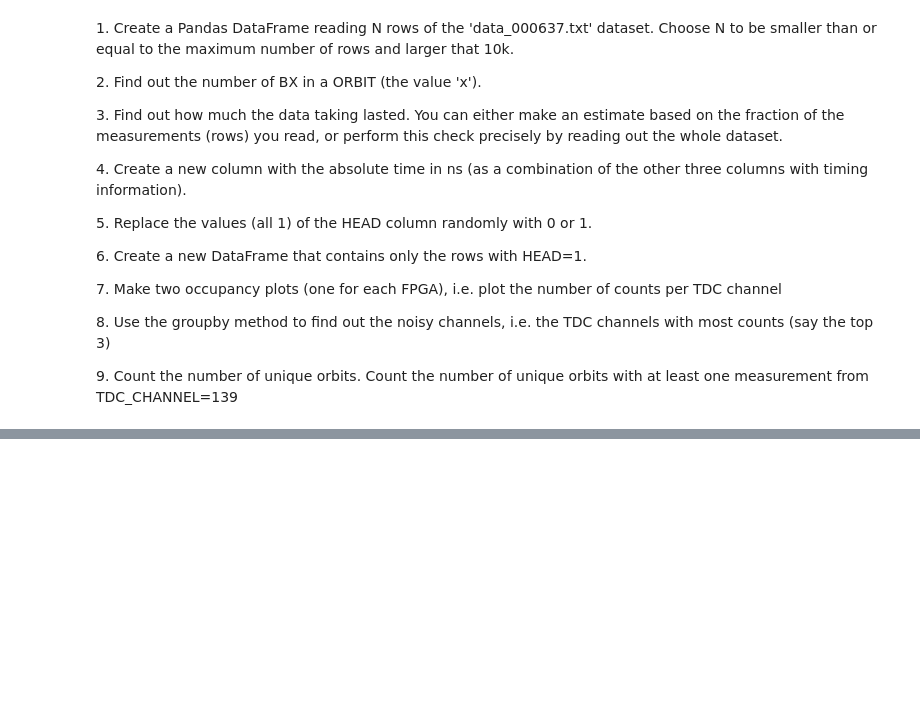
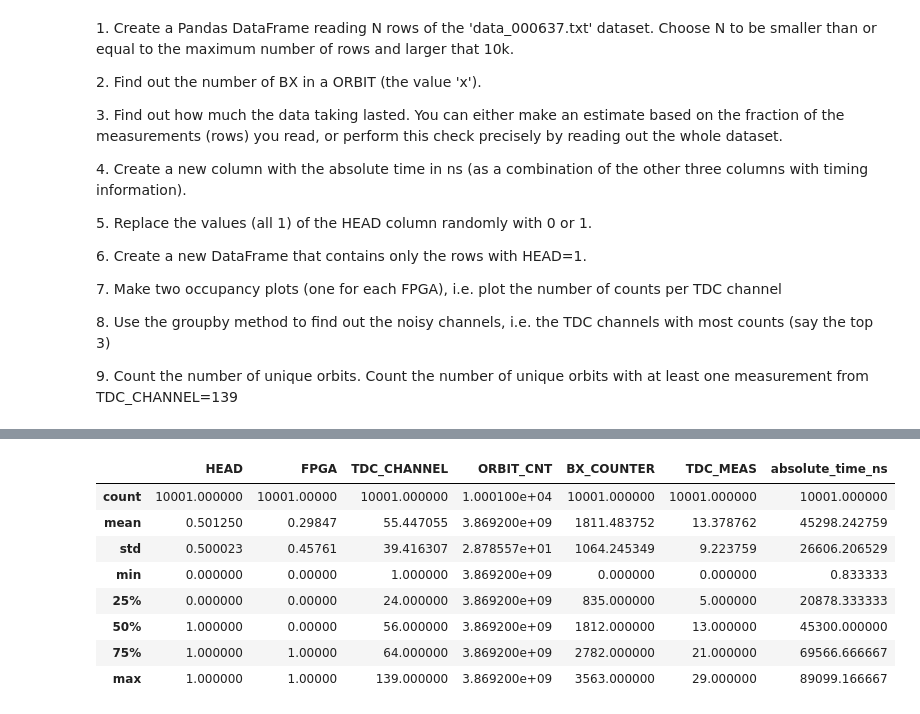
Before and after one commit to chacon-jorge/LaboratoryOfComputationalPhysics_Y9, a Jupyter notebook: Lab06/06ex_Pandas.ipynb, the cells around one changed output, grey strips where cells are left out. Cells and saved outputs as stored; diff of their text form; code cells hidden in the pictures; blank space fills up the shorter version.

```diff
--- a/Lab06/06ex_Pandas.ipynb
+++ b/Lab06/06ex_Pandas.ipynb
@@ -25,0 +126,5 @@ This exercise consists in analyzing a dataset containg timing information from a
+# %%
+# 4. New column with the absolute time in ns (as a combination of the other three columns with timing information).
+df_copy = df.copy()
+df_copy['absolute_time_ns'] = df_copy['TDC_MEAS']*25/30 + df_copy['BX_COUNTER']*25
+df_copy.head()
@@ -25,0 +138,15 @@ This exercise consists in analyzing a dataset containg timing information from a
+# %%
+# 5. Replace the values (all 1) of the HEAD column randomly with 0 or 1.
+
+df_copy['HEAD'] = np.random.randint(0,2,size=N_rows)
+df_copy.describe()
+# %% [output]
+|  | HEAD | FPGA | TDC_CHANNEL | ORBIT_CNT | BX_COUNTER | TDC_MEAS | absolute_time_ns |
+| count | 10001.000000 | 10001.00000 | 10001.000000 | 1.000100e+04 | 10001.000000 | 10001.000000 | 10001.000000 |
+| mean | 0.501250 | 0.29847 | 55.447055 | 3.869200e+09 | 1811.483752 | 13.378762 | 45298.242759 |
+| std | 0.500023 | 0.45761 | 39.416307 | 2.878557e+01 | 1064.245349 | 9.223759 | 26606.206529 |
+| min | 0.000000 | 0.00000 | 1.000000 | 3.869200e+09 | 0.000000 | 0.000000 | 0.833333 |
+| 25% | 0.000000 | 0.00000 | 24.000000 | 3.869200e+09 | 835.000000 | 5.000000 | 20878.333333 |
+| 50% | 1.000000 | 0.00000 | 56.000000 | 3.869200e+09 | 1812.000000 | 13.000000 | 45300.000000 |
+| 75% | 1.000000 | 1.00000 | 64.000000 | 3.869200e+09 | 2782.000000 | 21.000000 | 69566.666667 |
+| max | 1.000000 | 1.00000 | 139.000000 | 3.869200e+09 | 3563.000000 | 29.000000 | 89099.166667 |
```
Also changed, not shown: parts of 11 cells of this notebook, 1 other file.
